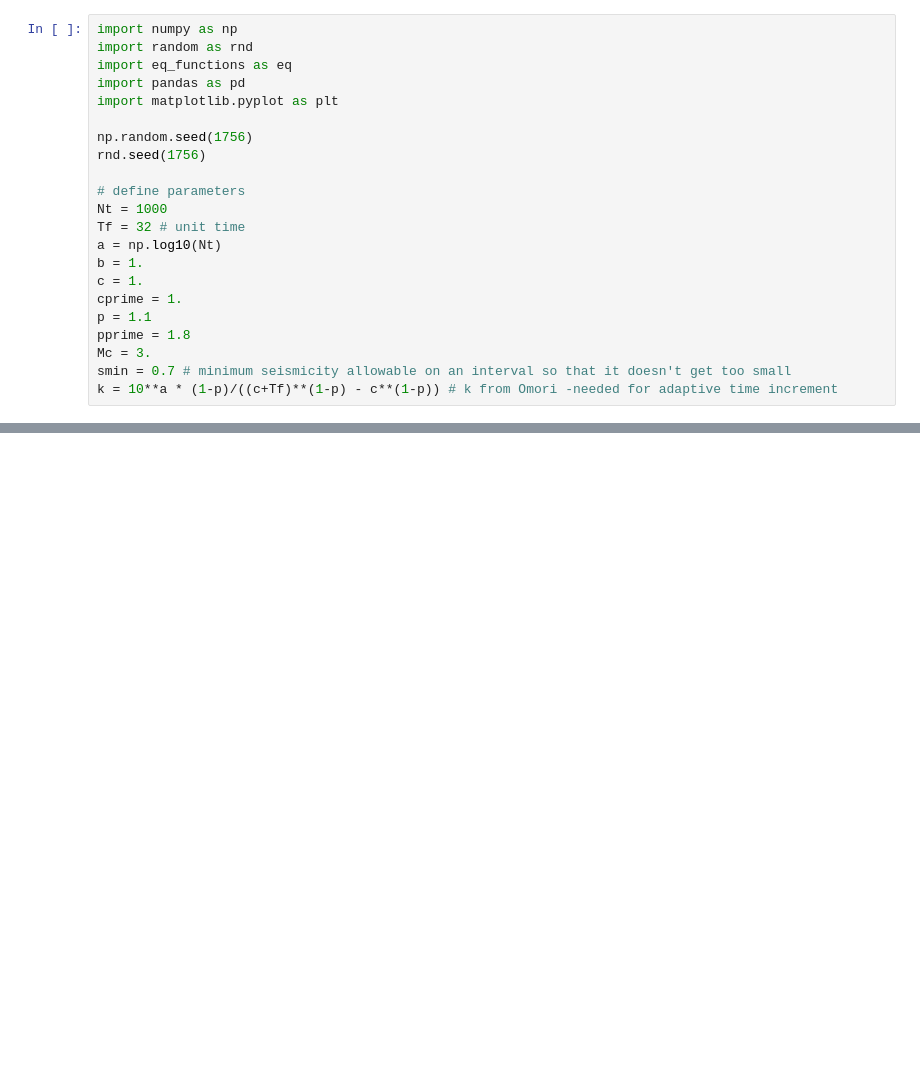
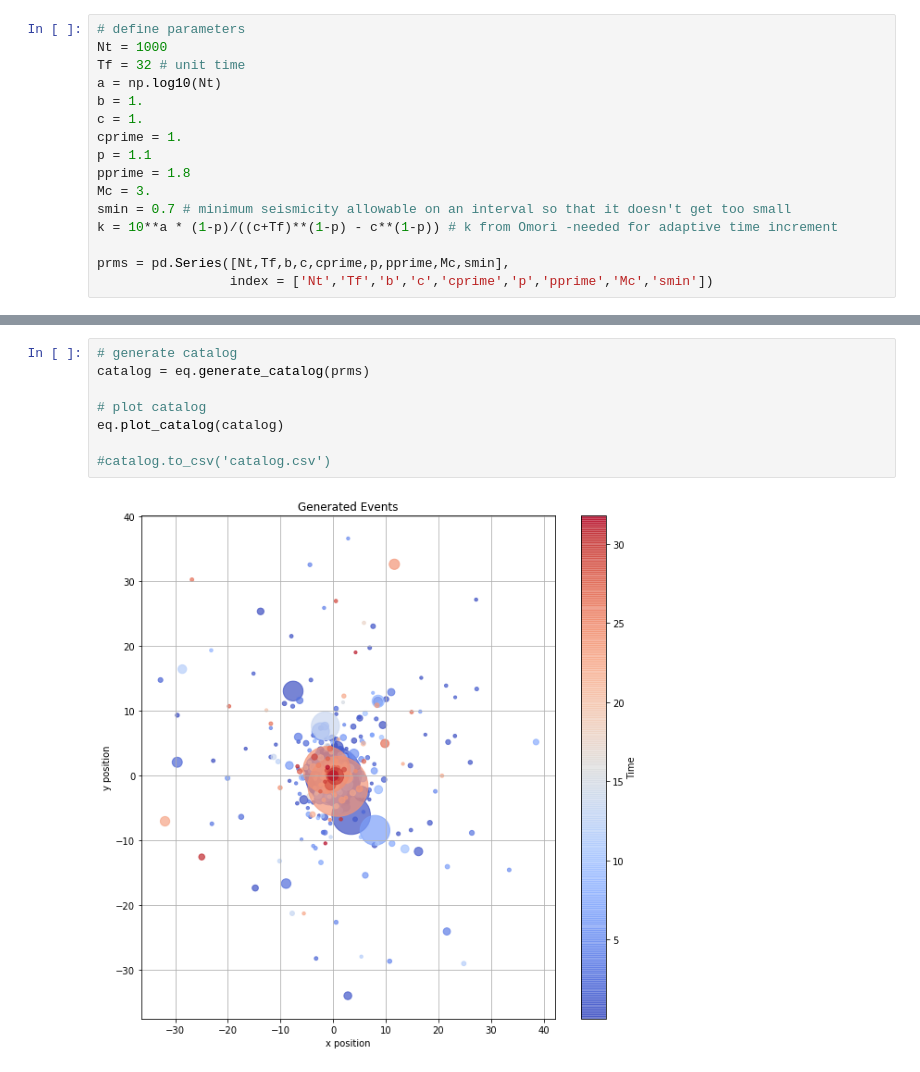
Before and after one commit to enicolin/summer, a Jupyter notebook: eqcatalog_and_plot.ipynb, the cells around one changed output, grey strips where cells are left out. Drawn from its saved outputs; the diff is of its cells as text; blank space fills up the shorter version.

Commit message:
catalog generation and plotting now functions

```diff
--- a/eqcatalog_and_plot.ipynb
+++ b/eqcatalog_and_plot.ipynb
@@ -1,13 +9,4 @@
 # %%
-import numpy as np
-import random as rnd
-import eq_functions as eq
-import pandas as pd
-import matplotlib.pyplot as plt
-
-np.random.seed(1756)
-rnd.seed(1756)
-
 # define parameters
 Nt = 1000
 Tf = 32 # unit time
@@ -20,3 +19,6 @@ pprime = 1.8
 Mc = 3.
 smin = 0.7 # minimum seismicity allowable on an interval so that it doesn't get too small
 k = 10**a * (1-p)/((c+Tf)**(1-p) - c**(1-p)) # k from Omori -needed for adaptive time increment
+
+prms = pd.Series([Nt,Tf,b,c,cprime,p,pprime,Mc,smin],
+                 index = ['Nt','Tf','b','c','cprime','p','pprime','Mc','smin'])
@@ -159,0 +25,10 @@ plt.show()
+# %%
+# generate catalog
+catalog = eq.generate_catalog(prms)
+
+# plot catalog
+eq.plot_catalog(catalog)
+
+#catalog.to_csv('catalog.csv')
+# %% [output]
+[figure, added]
```
Also changed, not shown: parts of 3 cells of this notebook.
